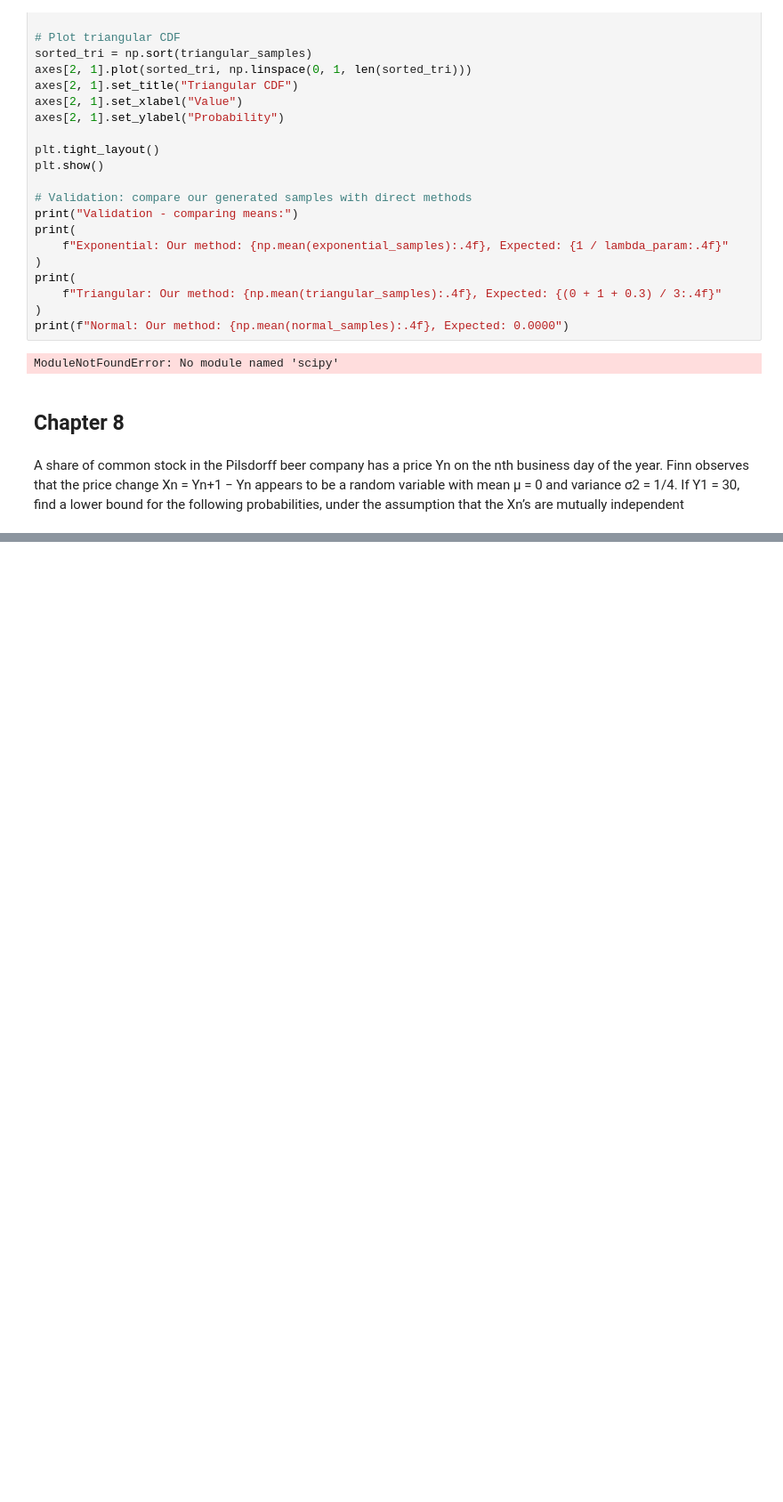
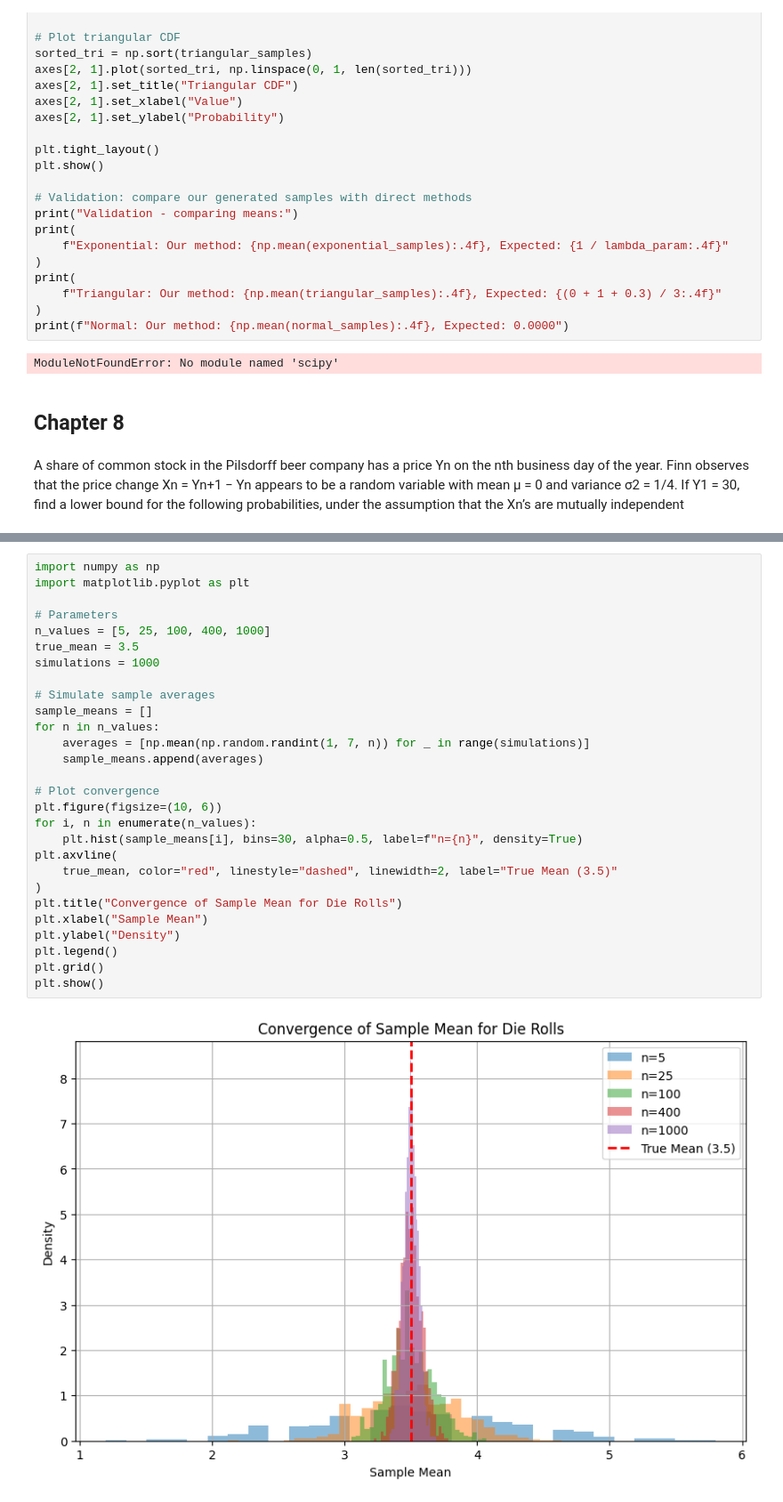
Before and after one commit to kevinhav/DATA605_discussion, a Jupyter notebook: week_5.ipynb, the cells around one changed output, grey strips where cells are left out. Shown at 89% size. Saved outputs shown, nothing was run; the diff lists cells and outputs as text; blank space fills up the shorter version.

```diff
--- a/week_5.ipynb
+++ b/week_5.ipynb
@@ -618,0 +620,30 @@ pils_price(25, 35, 101)
+# %%
+import numpy as np
+import matplotlib.pyplot as plt
+
+# Parameters
+n_values = [5, 25, 100, 400, 1000]
+true_mean = 3.5
+simulations = 1000
+
+# Simulate sample averages
+sample_means = []
+for n in n_values:
+    averages = [np.mean(np.random.randint(1, 7, n)) for _ in range(simulations)]
+    sample_means.append(averages)
+
+# Plot convergence
+plt.figure(figsize=(10, 6))
+for i, n in enumerate(n_values):
+    plt.hist(sample_means[i], bins=30, alpha=0.5, label=f"n={n}", density=True)
+plt.axvline(
+    true_mean, color="red", linestyle="dashed", linewidth=2, label="True Mean (3.5)"
+)
+plt.title("Convergence of Sample Mean for Die Rolls")
+plt.xlabel("Sample Mean")
+plt.ylabel("Density")
+plt.legend()
+plt.grid()
+plt.show()
+# %% [output]
+[figure, added]
```
Also changed, not shown: parts of 4 cells of this notebook.
